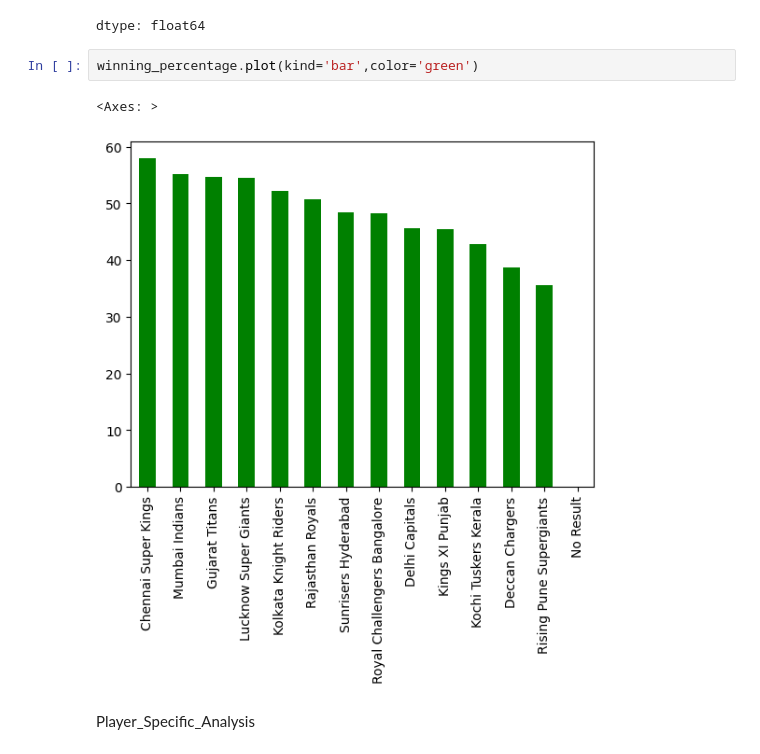
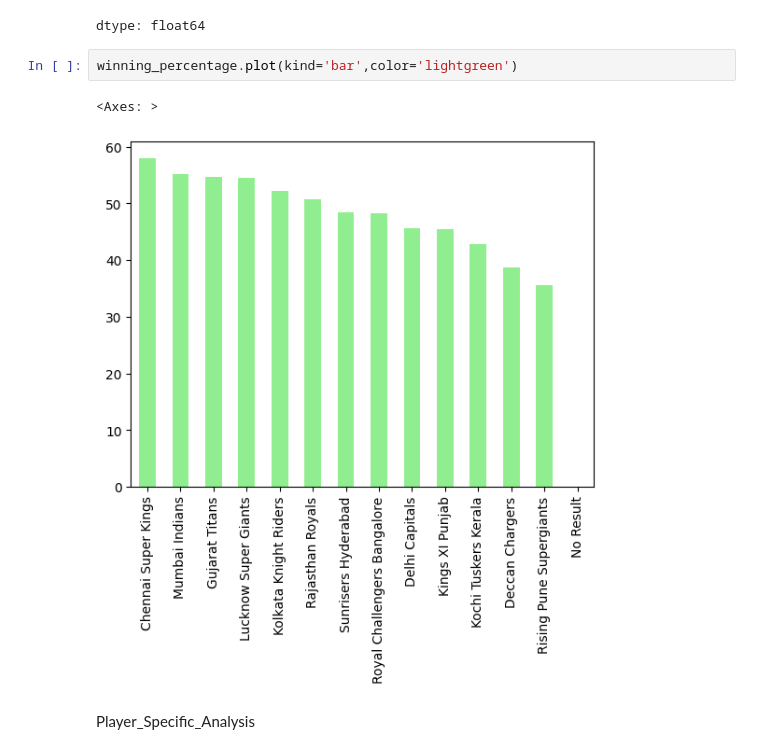
Before and after one commit to Mehaksaluja/IPL_Project_Analysis, a Jupyter notebook: IPL_Project_Analysis_01.ipynb, the cells around one changed output. Saved outputs shown, nothing was run; the diff lists cells and outputs as text.

```diff
--- a/IPL_Project_Analysis_01.ipynb
+++ b/IPL_Project_Analysis_01.ipynb
@@ -456,10 +456,10 @@ winning_percentage
 | No Result | NaN |
 dtype: float64
 # %%
-winning_percentage.plot(kind='bar',color='green')
+winning_percentage.plot(kind='bar',color='lightgreen')
 # %% [output]
 <Axes: >
-[figure, old version]
+[figure, new version]
 # %% [markdown]
 Player_Specific_Analysis
 # %%
```
Also changed, not shown: parts of 5 cells of this notebook.
